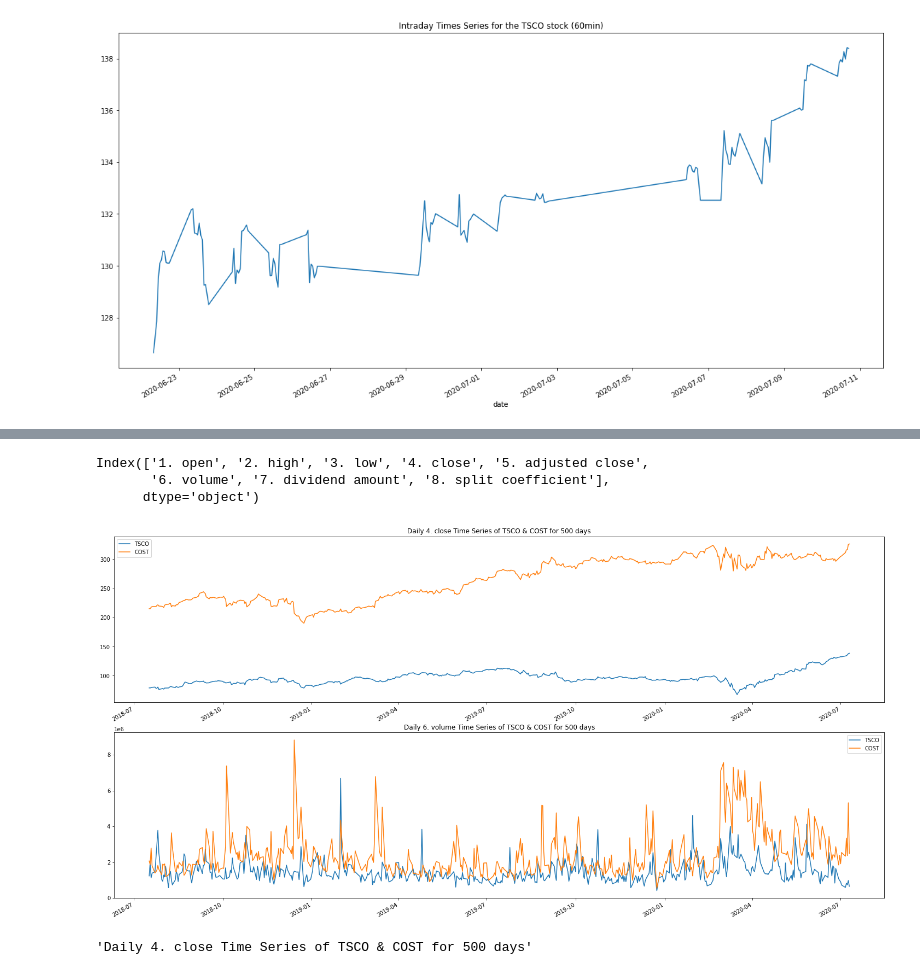
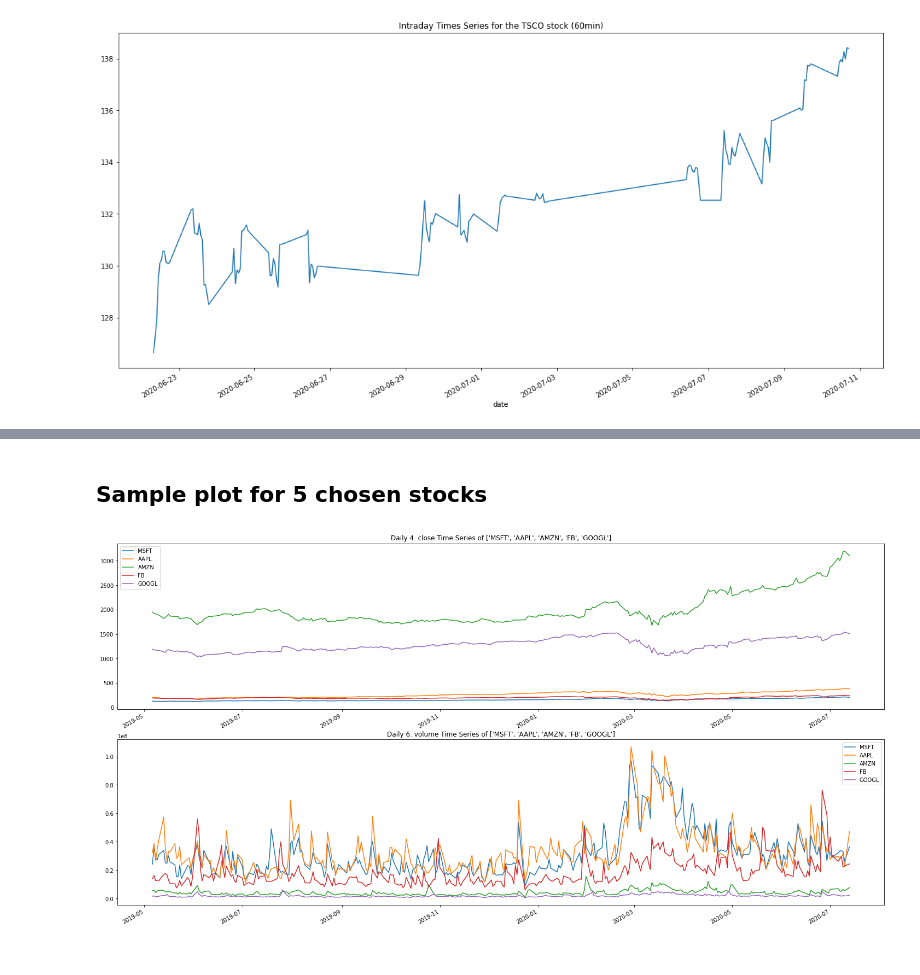
Before and after one commit to GMIT-Project-TeamC/GMIT-project, a Jupyter notebook: stock_analysis.ipynb, the cells around one changed output, grey strips where cells are left out. Cells and saved outputs as stored; diff of their text form; code cells hidden in the pictures.

```diff
--- a/stock_analysis.ipynb
+++ b/stock_analysis.ipynb
@@ -43,9 +23,0 @@ def query_dataset(query_string):
-# %%
-def plot_column_vs_time(column_name, prices_dfs, stock_metas, ax):
-    # a helper function for
-    # plotting on the ax inputed and return a formatted string for title
-    for prices_df in prices_dfs:
-        prices_df[column_name][:NUM_OF_DAYS].plot(ax=ax)
-    ax.legend([stock_meta["2. Symbol"] for stock_meta in stock_metas])
-    stock_symbols = ' & '.join([stock_meta["2. Symbol"] for stock_meta in stock_metas])
-    return f'Daily {column_name} Time Series of {stock_symbols} for {NUM_OF_DAYS} days'
@@ -119,25 +24,24 @@ prices_dfs[1].head()
-# %%
-NUM_OF_DAYS = 500 #e.g last 500 days
-prices_dfs[0].columns
-# %% [output]
-Index(['1. open', '2. high', '3. low', '4. close', '5. adjusted close',
-       '6. volume', '7. dividend amount', '8. split coefficient'],
-      dtype='object')
+# %% [markdown]
+## Sample plot for 5 chosen stocks
+# %%
+sp_500_by_cap = pd.read_csv("stock_tables/sp500_by_cap.csv")
+symbols = list(sp_500_by_cap["Symbol"][:5])
+# %%
+dfs = []
+for symbol in symbols:
+    df = pd.read_csv(f"stock_tables/sp500_stocks/{symbol}.csv",index_col=0) # specify 0th col is index
+    dfs.append(df)
 # %%
 fig, (ax1, ax2) = plt.subplots(nrows=2, ncols=1)
-
 # plot closing prices for Tesco and Costco
-plot_title1 = plot_column_vs_time('4. close',prices_dfs, stock_metas, ax1)
+plot_title1 = plot_column_vs_time('4. close',dfs, symbols, ax1)
 ax1.set_title(label=plot_title1)
 
+
 # plot trading volumes for Tesco and Costco
-plot_title2 = plot_column_vs_time('6. volume',prices_dfs, stock_metas, ax2)
+plot_title2 = plot_column_vs_time('6. volume',dfs, symbols, ax2)
 ax2.set_title(label=plot_title2)
 
 fig.tight_layout(pad=0.3)
 # %% [output]
-[figure, old version]
+[figure, new version]
-# %%
-plot_title1
-# %% [output]
-'Daily 4. close Time Series of TSCO & COST for 500 days'
```
Also changed, not shown: parts of 14 cells of this notebook, 3 other files.
